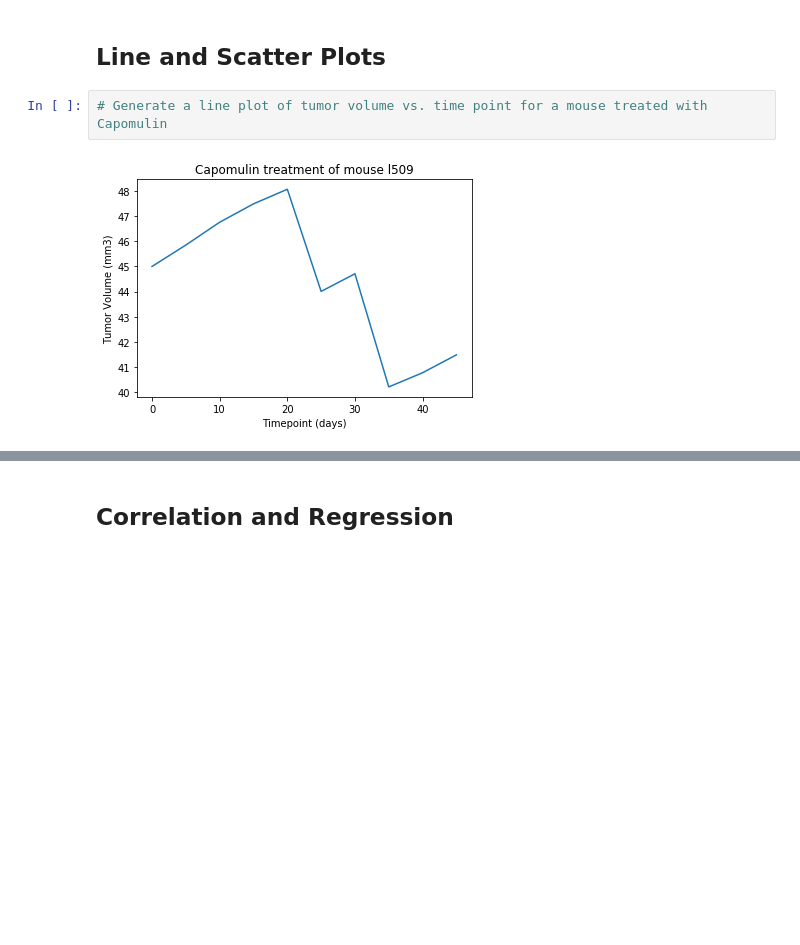
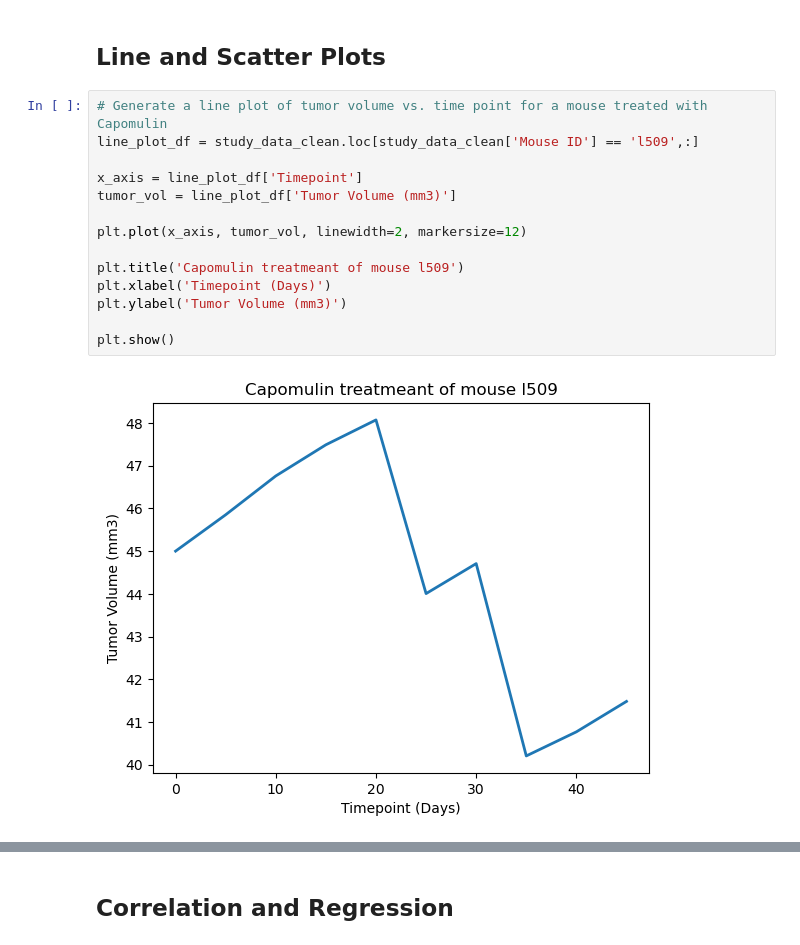
Before and after one commit to f2-b2/matplotlib-challenge, a Jupyter notebook: Pymaceuticals/PymaceuticalsScript.ipynb, the cells around one changed output, grey strips where cells are left out. Cells and saved outputs as stored; diff of their text form; blank space fills up the shorter version.

```diff
--- a/Pymaceuticals/PymaceuticalsScript.ipynb
+++ b/Pymaceuticals/PymaceuticalsScript.ipynb
@@ -296,7 +293,19 @@ drug_volume
 ## Line and Scatter Plots
 # %%
 # Generate a line plot of tumor volume vs. time point for a mouse treated with Capomulin
+line_plot_df = study_data_clean.loc[study_data_clean['Mouse ID'] == 'l509',:]
+
+x_axis = line_plot_df['Timepoint']
+tumor_vol = line_plot_df['Tumor Volume (mm3)']
+
+plt.plot(x_axis, tumor_vol, linewidth=2, markersize=12)
+
+plt.title('Capomulin treatmeant of mouse l509')
+plt.xlabel('Timepoint (Days)')
+plt.ylabel('Tumor Volume (mm3)')
+
+plt.show()
 # %% [output]
-[figure, old version]
+[figure, new version]
 # %%
 # Generate a scatter plot of average tumor volume vs. mouse weight for the Capomulin regimen
```
Also changed, not shown: parts of 9 cells of this notebook, 1 other file.
